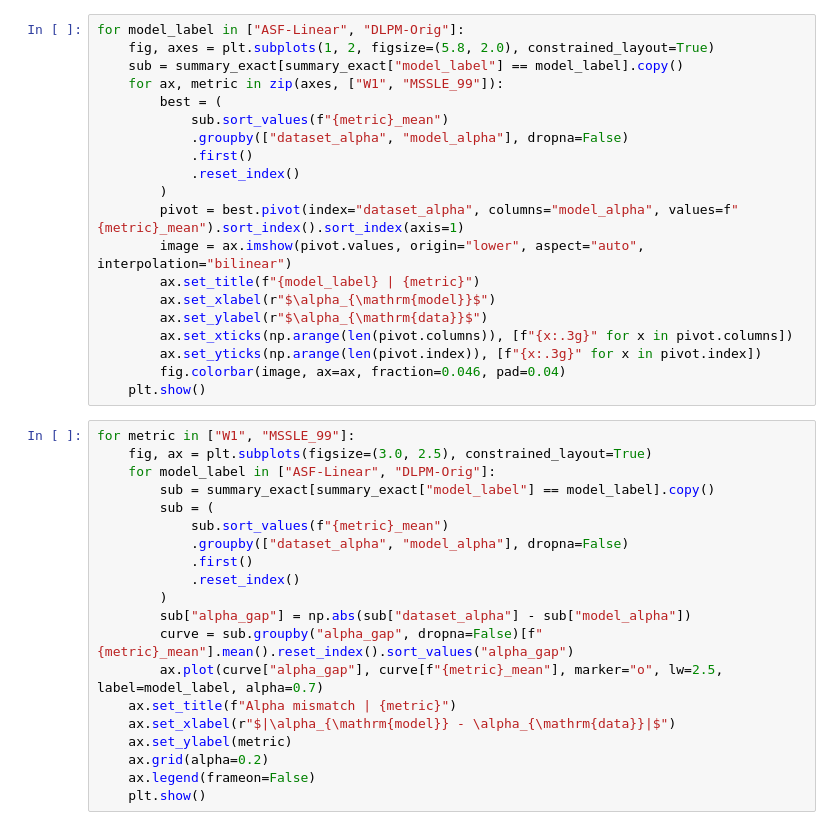
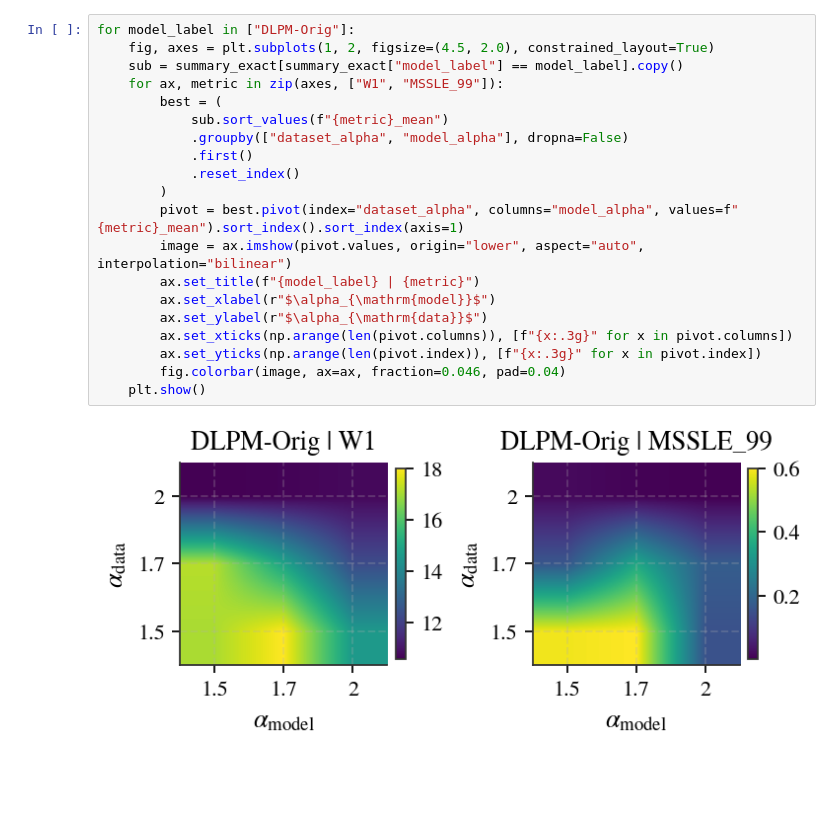
Before and after one commit to Diffusion-Research-Lab/0_neurips_2026_heavy_tail_dynamics, a Jupyter notebook: benchmarks/analysis/metrics.ipynb, the cells around one changed output. Drawn from its saved outputs; the diff is of its cells as text; blank space fills up the shorter version.

```diff
--- a/benchmarks/analysis/metrics.ipynb
+++ b/benchmarks/analysis/metrics.ipynb
@@ -194,40 +330,22 @@ for metric in ["W1", "MSSLE_99"]:
 # %%
-for model_label in ["ASF-Linear", "DLPM-Orig"]:
-    fig, axes = plt.subplots(1, 2, figsize=(5.8, 2.0), constrained_layout=True)
+for model_label in ["DLPM-Orig"]:
+    fig, axes = plt.subplots(1, 2, figsize=(4.5, 2.0), constrained_layout=True)
     sub = summary_exact[summary_exact["model_label"] == model_label].copy()
     for ax, metric in zip(axes, ["W1", "MSSLE_99"]):
         best = (
             sub.sort_values(f"{metric}_mean")
             .groupby(["dataset_alpha", "model_alpha"], dropna=False)
             .first()
             .reset_index()
         )
         pivot = best.pivot(index="dataset_alpha", columns="model_alpha", values=f"{metric}_mean").sort_index().sort_index(axis=1)
         image = ax.imshow(pivot.values, origin="lower", aspect="auto", interpolation="bilinear")
         ax.set_title(f"{model_label} | {metric}")
         ax.set_xlabel(r"$\alpha_{\mathrm{model}}$")
         ax.set_ylabel(r"$\alpha_{\mathrm{data}}$")
         ax.set_xticks(np.arange(len(pivot.columns)), [f"{x:.3g}" for x in pivot.columns])
         ax.set_yticks(np.arange(len(pivot.index)), [f"{x:.3g}" for x in pivot.index])
         fig.colorbar(image, ax=ax, fraction=0.046, pad=0.04)
     plt.show()
+# %% [output]
+[figure, added]
-# %%
-for metric in ["W1", "MSSLE_99"]:
-    fig, ax = plt.subplots(figsize=(3.0, 2.5), constrained_layout=True)
-    for model_label in ["ASF-Linear", "DLPM-Orig"]:
-        sub = summary_exact[summary_exact["model_label"] == model_label].copy()
-        sub = (
-            sub.sort_values(f"{metric}_mean")
-            .groupby(["dataset_alpha", "model_alpha"], dropna=False)
-            .first()
-            .reset_index()
-        )
-        sub["alpha_gap"] = np.abs(sub["dataset_alpha"] - sub["model_alpha"])
-        curve = sub.groupby("alpha_gap", dropna=False)[f"{metric}_mean"].mean().reset_index().sort_values("alpha_gap")
-        ax.plot(curve["alpha_gap"], curve[f"{metric}_mean"], marker="o", lw=2.5, label=model_label, alpha=0.7)
-    ax.set_title(f"Alpha mismatch | {metric}")
-    ax.set_xlabel(r"$|\alpha_{\mathrm{model}} - \alpha_{\mathrm{data}}|$")
-    ax.set_ylabel(metric)
-    ax.grid(alpha=0.2)
-    ax.legend(frameon=False)
-    plt.show()
```
Also changed, not shown: parts of 16 cells of this notebook, 4 other files.
